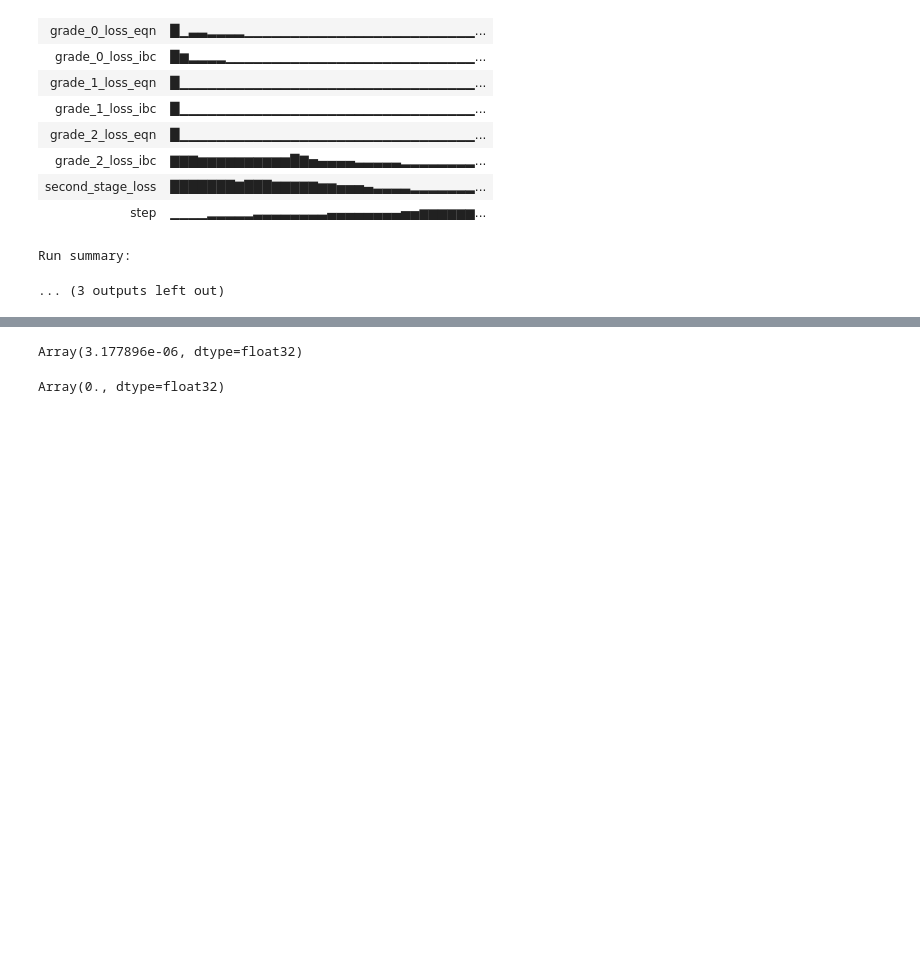
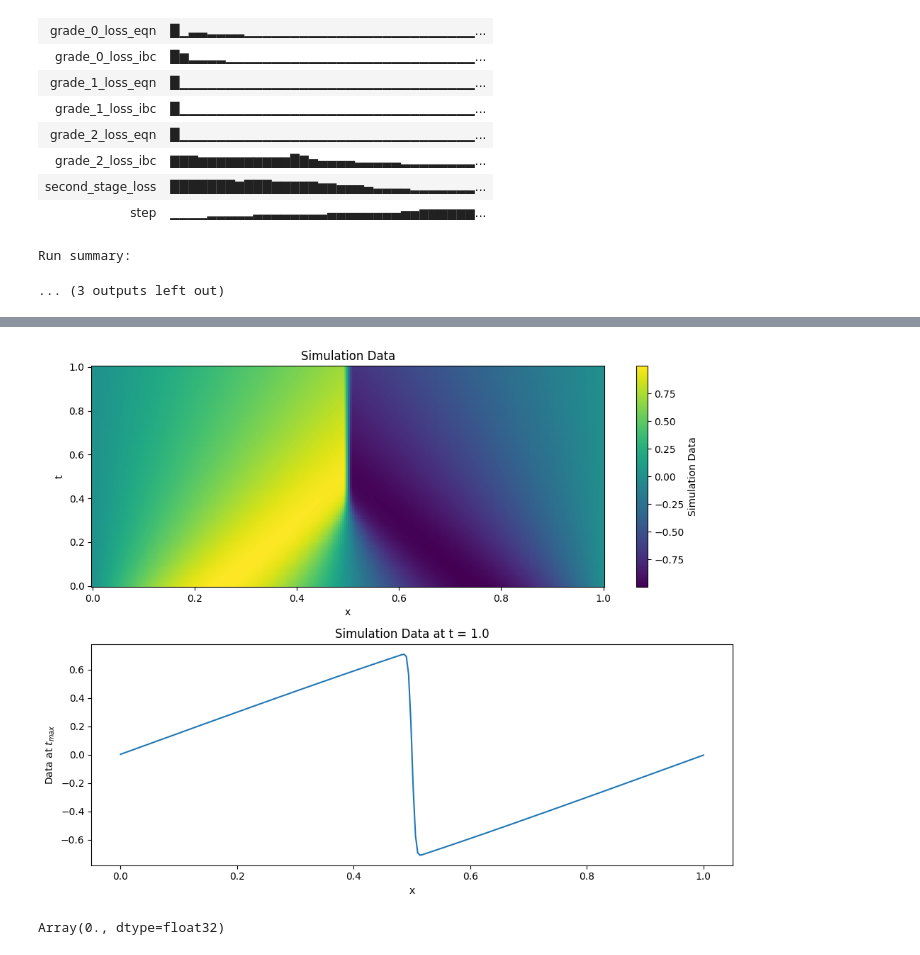
Before and after one commit to HaoLi-HL/NN-HCL, a Jupyter notebook: Code/mg_pinn_test.ipynb, the cells around one changed output, grey strips where cells are left out. Drawn from its saved outputs; the diff is of its cells as text; code cells hidden in the pictures; blank space fills up the shorter version.

```diff
--- a/Code/mg_pinn_test.ipynb
+++ b/Code/mg_pinn_test.ipynb
@@ -133,3 +180,5 @@ u_eval1 = jit(net_u)
 # %%
-%timeit optProb.model.forward(X).squeeze()
+data_path="data/simulation_data.npy"
+simulation_data = np.load(data_path)
+simulation_data.shape
 # %% [output]
@@ -137,7 +186,56 @@ u_eval1 = jit(net_u)
 # %%
-jnp.linalg.norm(optProb.model.forward(X).squeeze()-u_eval(X))
+import matplotlib.pyplot as plt
+import jax.numpy as jnp
+
+def plot_simulation_data(simulation_data, M_t=100, M_x=256, t_min=0.0, t_max=1.0, x_min=0.0, x_max=1.0):
+    """
+    Plot the simulation data over a specified domain [t_min, t_max] x [x_min, x_max],
+    and include a 1D plot of the data at t = t_max.
+
+    Args:
+        simulation_data: Array of shape (M_t, M_x) containing the data to plot.
+        M_t: Number of grid points in the t-direction (default: 100).
+        M_x: Number of grid points in the x-direction (default: 256).
+        t_min: Minimum value for t (default: 0.0).
+        t_max: Maximum value for t (default: 1.0).
+        x_min: Minimum value for x (default: 0.0).
+        x_max: Maximum value for x (default: 1.0).
+    """
+    # Ensure simulation_data is a jax array and has the correct shape
+    simulation_data = jnp.asarray(simulation_data)
+    if simulation_data.shape != (M_t, M_x):
+        raise ValueError(f"Expected simulation_data shape ({M_t}, {M_x}), got {simulation_data.shape}")
+
+    # Create grid for t and x
+    t_grid = jnp.linspace(t_min, t_max, M_t)
+    x_grid = jnp.linspace(x_min, x_max, M_x)
+
+    # Create figure with two subplots
+    fig, (ax1, ax2) = plt.subplots(2, 1, figsize=(10, 8))
+
+    # 2D color mesh plot
+    pcm = ax1.pcolormesh(x_grid, t_grid, simulation_data, shading='nearest', cmap='viridis')
+    fig.colorbar(pcm, ax=ax1, label='Simulation Data')
+    ax1.set_xlabel('x')
+    ax1.set_ylabel('t')
+    ax1.set_title('Simulation Data')
+
+    # 1D plot at t = t_max
+    ax2.plot(x_grid, simulation_data[-1, :])
+    ax2.set_xlabel('x')
+    ax2.set_ylabel('Data at $t_{max}$')
+    ax2.set_title(f'Simulation Data at t = {t_max}')
+
+    # Adjust layout and display
+    plt.tight_layout()
+    plt.show()
+
+# Example usage
+# Assuming simulation_data is your array of shape (100, 256)
+# For demonstration, create a sample simulation_data array
+plot_simulation_data(simulation_data)
 # %% [output]
-Array(3.177896e-06, dtype=float32)
+[figure, added]
 # %%
 optProb.params_list = []
 for i in range(optProb.total_grade):
```
Also changed, not shown: parts of 3 cells of this notebook, 5 other files.
